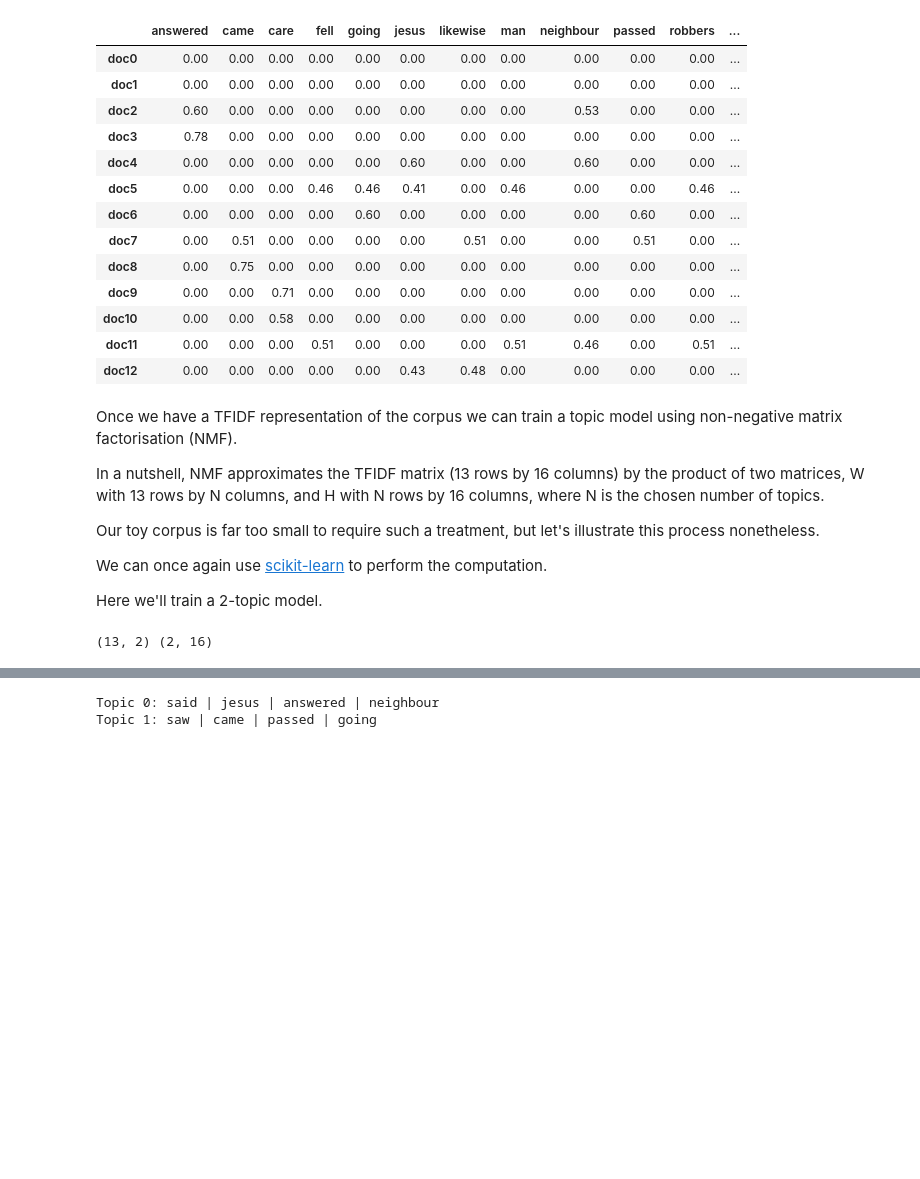
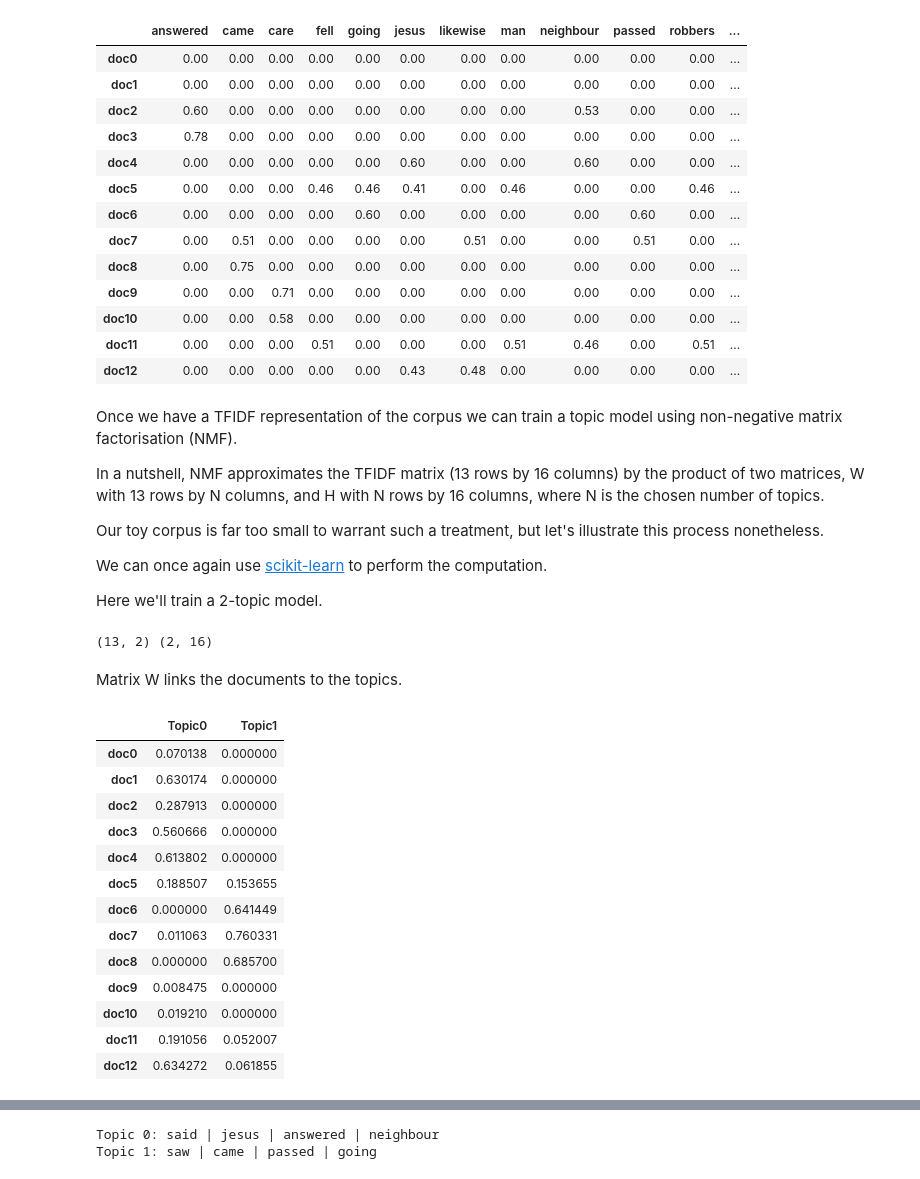
Before and after one commit to adelr/hca-proximity, a Jupyter notebook: Proximity_and_Neighbourhood.ipynb, the cells around one changed output, grey strips where cells are left out. Cells and saved outputs as stored; diff of their text form; code cells hidden in the pictures; blank space fills up the shorter version.

```diff
--- a/Proximity_and_Neighbourhood.ipynb
+++ b/Proximity_and_Neighbourhood.ipynb
@@ -321,7 +323,7 @@ Once we have a TFIDF representation of the corpus we can train a topic model usi
 In a nutshell, NMF approximates the TFIDF matrix (13 rows by 16 columns) by the product of two matrices,
 W with 13 rows by N columns, and H with N rows by 16 columns, where N is the chosen number of topics.
 
-Our toy corpus is far too small to require such a treatment, but let's illustrate this process nonetheless.
+Our toy corpus is far too small to warrant such a treatment, but let's illustrate this process nonetheless.
 
 We can once again use [scikit-learn](http://scikit-learn.org/stable/index.html) to perform the computation.
 
@@ -338,3 +340,24 @@ H = model.components_
 print(W.shape, H.shape)
 # %% [output]
 (13, 2) (2, 16)
+# %% [markdown]
+Matrix W links the documents to the topics.
+# %%
+pd.DataFrame(W,
+             columns=[f"Topic{i}" for i in range(model.n_components)],
+             index=doc_token_tfidf.index)
+# %% [output]
+|  | Topic0 | Topic1 |
+| doc0 | 0.070138 | 0.000000 |
+| doc1 | 0.630174 | 0.000000 |
+| doc2 | 0.287913 | 0.000000 |
+| doc3 | 0.560666 | 0.000000 |
+| doc4 | 0.613802 | 0.000000 |
+| doc5 | 0.188507 | 0.153655 |
+| doc6 | 0.000000 | 0.641449 |
+| doc7 | 0.011063 | 0.760331 |
+| doc8 | 0.000000 | 0.685700 |
+| doc9 | 0.008475 | 0.000000 |
+| doc10 | 0.019210 | 0.000000 |
+| doc11 | 0.191056 | 0.052007 |
+| doc12 | 0.634272 | 0.061855 |
```
Also changed, not shown: parts of 22 cells of this notebook.
